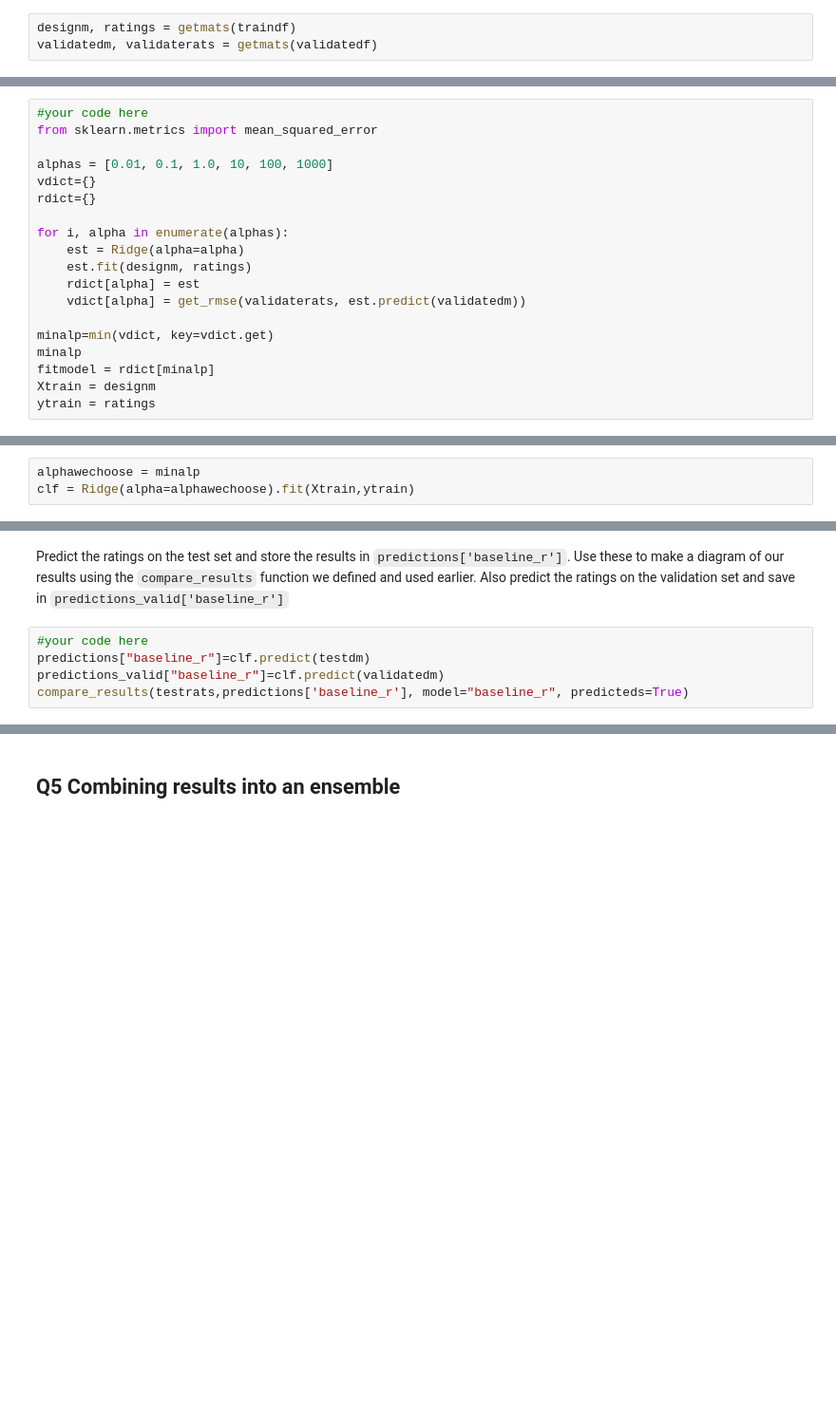
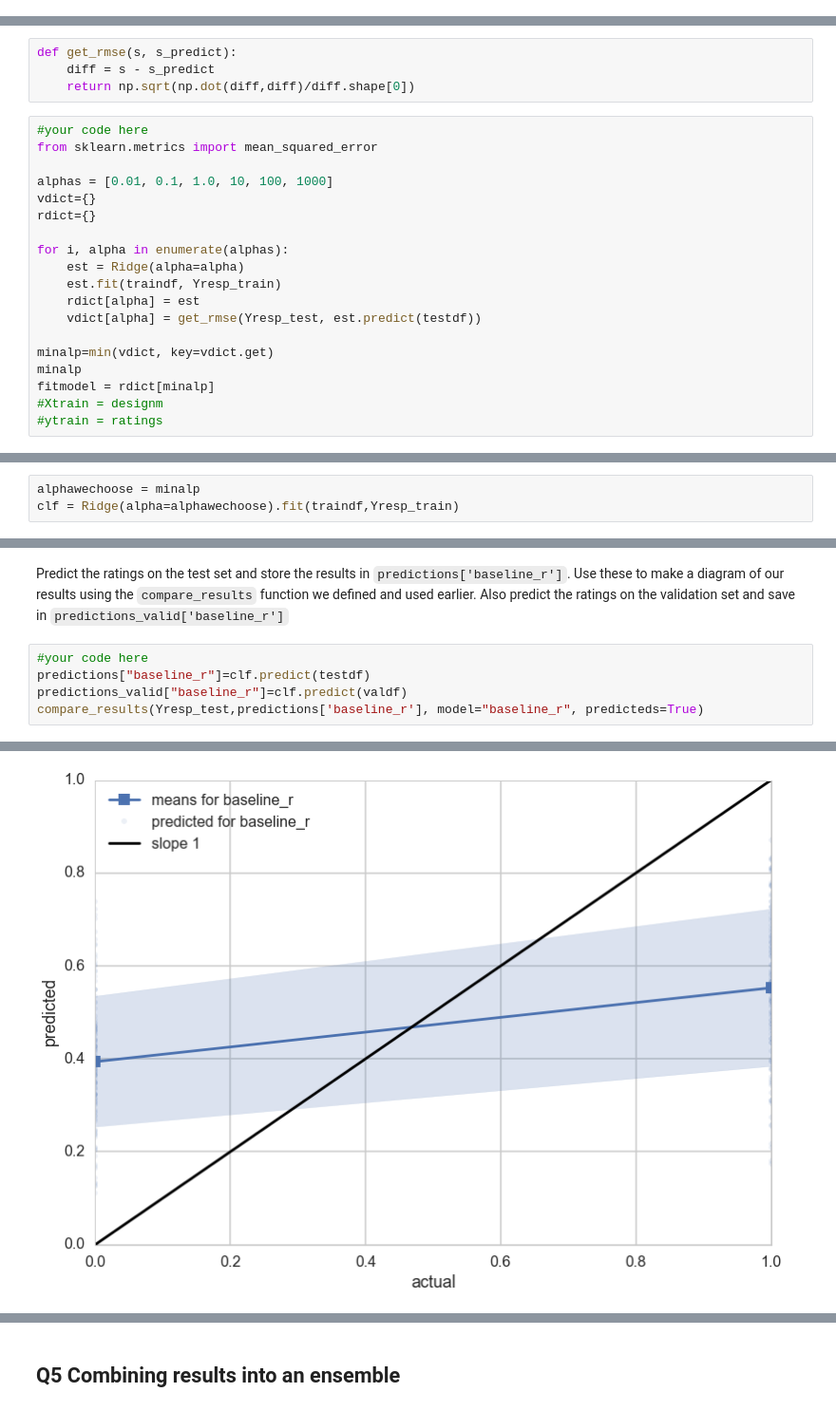
Before and after one commit to ygauthie/CS109_Project, a Jupyter notebook: ml-sandbox-hw4.ipynb, the cells around one changed output, grey strips where cells are left out. Shown at 95% size. Drawn from its saved outputs; the diff is of its cells as text; blank space fills up the shorter version.

```diff
--- a/ml-sandbox-hw4.ipynb
+++ b/ml-sandbox-hw4.ipynb
@@ -416,3 +299,0 @@ Now we get the design matrix for the training and validation sets.
-# %%
-designm, ratings = getmats(traindf)
-validatedm, validaterats = getmats(validatedf)
@@ -423,3 +307,7 @@ Save in a dictionary `vdict`(validation-dict) keyed by the values of $\alpha$ ab
+# %%
+def get_rmse(s, s_predict):
+    diff = s - s_predict
+    return np.sqrt(np.dot(diff,diff)/diff.shape[0])
 # %%
 #your code here
 from sklearn.metrics import mean_squared_error
@@ -430,20 +318,20 @@ rdict={}
 
 for i, alpha in enumerate(alphas):
     est = Ridge(alpha=alpha)
-    est.fit(designm, ratings)
+    est.fit(traindf, Yresp_train)
     rdict[alpha] = est
-    vdict[alpha] = get_rmse(validaterats, est.predict(validatedm))
+    vdict[alpha] = get_rmse(Yresp_test, est.predict(testdf))
 
 minalp=min(vdict, key=vdict.get)
 minalp
 fitmodel = rdict[minalp]
-Xtrain = designm
-ytrain = ratings
+#Xtrain = designm
+#ytrain = ratings
 # %% [markdown]
 Lets find the $\alpha$ that minimizes the rmse's in vdict, and save in `regr` the corresponding regression
 # %%
 alphawechoose = minalp
-clf = Ridge(alpha=alphawechoose).fit(Xtrain,ytrain)
+clf = Ridge(alpha=alphawechoose).fit(traindf,Yresp_train)
 # %%
 minerroralpha=min(vdict, key=vdict.get)
 print minerroralpha
@@ -472,6 +398,7 @@ testdm, testrats = getmats(testdf)
 Predict the ratings on the test set and store the results in `predictions['baseline_r']`. Use these to make a diagram of our results using the `compare_results` function we defined and used earlier. Also predict the ratings on the validation set and save in `predictions_valid['baseline_r']`
 # %%
 #your code here
-predictions["baseline_r"]=clf.predict(testdm)
-predictions_valid["baseline_r"]=clf.predict(validatedm)
-compare_results(testrats,predictions['baseline_r'], model="baseline_r", predicteds=True)
+predictions["baseline_r"]=clf.predict(testdf)
+predictions_valid["baseline_r"]=clf.predict(valdf)
+compare_results(Yresp_test,predictions['baseline_r'], model="baseline_r", predicteds=True)
+# %% [output]
@@ -477,0 +407 @@ compare_results(testrats,predictions['baseline_r'], model="baseline_r", predicte
+[figure, added]
```
Also changed, not shown: parts of 88 cells of this notebook, 1 other file.
